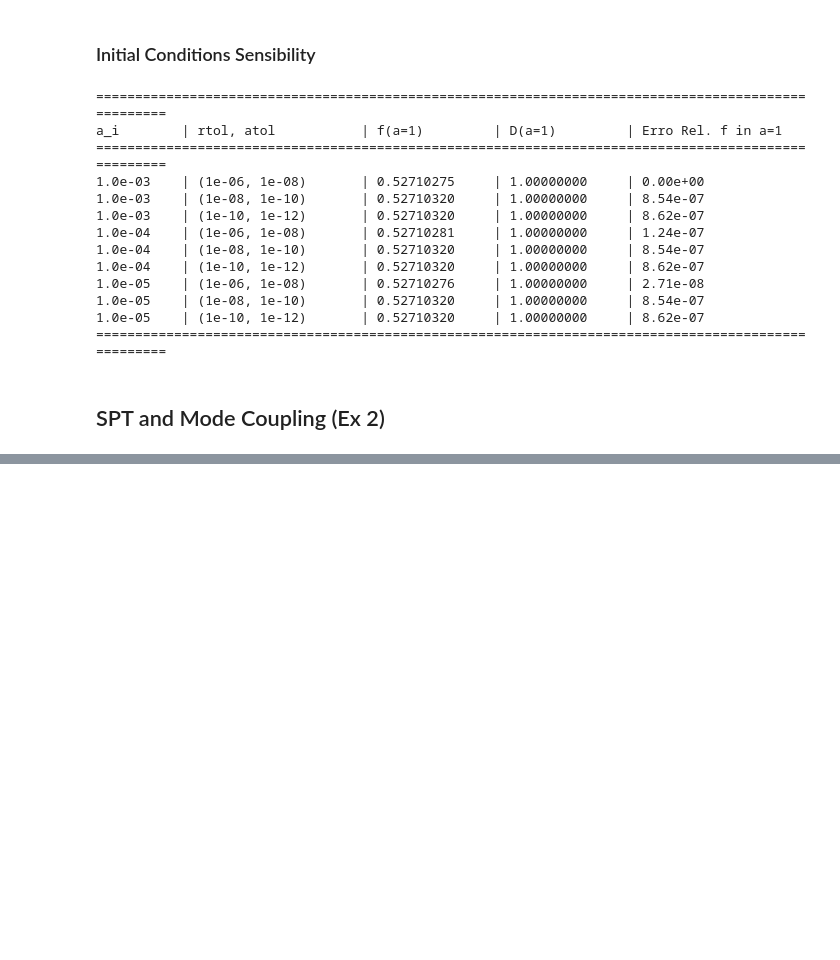
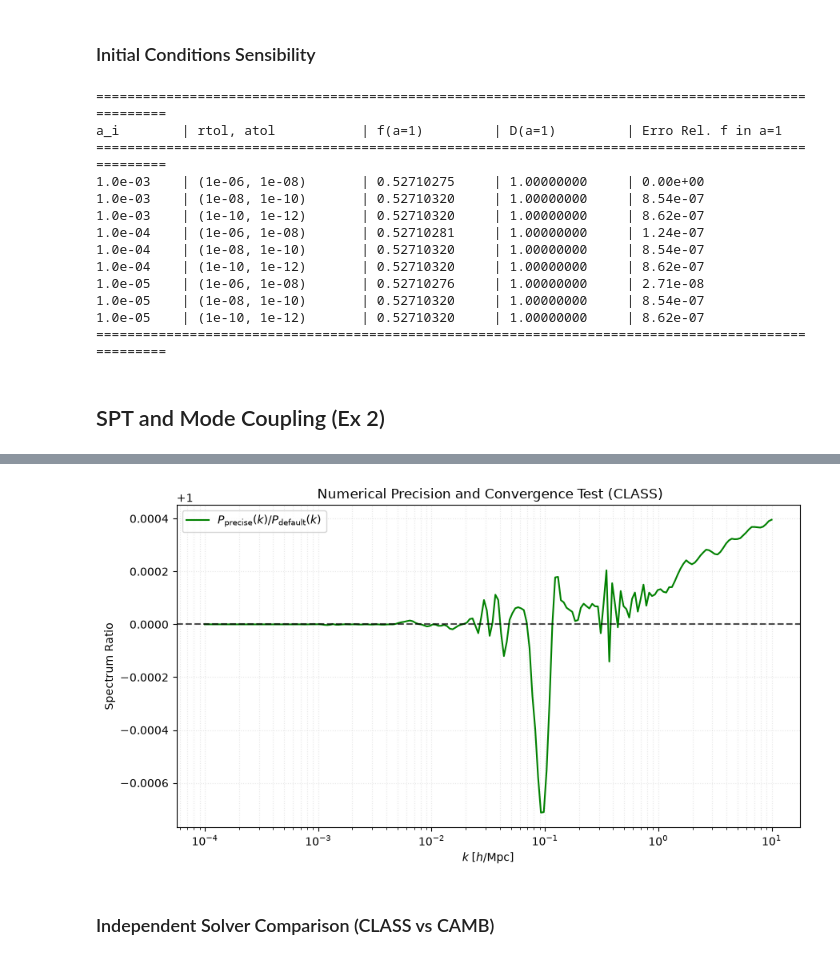
Before and after one commit to Alexx-Sanderr/2026_Numerical_Cosmology_I, a Jupyter notebook: EP_II/analysis/analysis.ipynb, the cells around one changed output, grey strips where cells are left out. Saved outputs shown, nothing was run; the diff lists cells and outputs as text; code cells hidden in the pictures; blank space fills up the shorter version.

```diff
--- a/EP_II/analysis/analysis.ipynb
+++ b/EP_II/analysis/analysis.ipynb
@@ -398,0 +530,34 @@ Bispectrum and S_3(R) ensemble realization plot saved to: /home/alex/Área de tr
+# %%
+pk_def  = np.array([ cosmo_def.pk_lin( k_val, z_output ) for k_val in k_mpc ])
+pk_prec = np.array([ cosmo_prec.pk_lin( k_val, z_output ) for k_val in k_mpc ])
+
+precision_ratio = pk_prec / pk_def
+# %%
+plt.figure(figsize=(9, 5))
+
+plt.plot( k_h, precision_ratio, 'g-', label = r'$P_{\mathrm{precise}}(k) / P_{\mathrm{default}}(k)$' )
+plt.axhline( 1.0, color = 'k', linestyle = '--', alpha = 0.7 )
+
+plt.xscale( 'log' )
+plt.xlabel( r'$k \; [h/\mathrm{Mpc}]$' )
+plt.ylabel( r'Spectrum Ratio' )
+plt.title(' Numerical Precision and Convergence Test (CLASS)' )
+
+plt.grid( True, which = "both", ls = ":", alpha = 0.3 )
+plt.legend()
+
+
+plt.tight_layout()
+plt.savefig( f"{output_base}_precision_test.png", dpi = 300, bbox_inches = "tight" )
+plt.show()
+
+
+cosmo_def.struct_cleanup()
+cosmo_def.empty()
+
+cosmo_prec.struct_cleanup()
+cosmo_prec.empty()
+# %% [output]
+[figure, added]
+# %% [markdown]
+### Independent Solver Comparison (CLASS vs CAMB)
```
Also changed, not shown: parts of 33 cells of this notebook, 30 other files.
